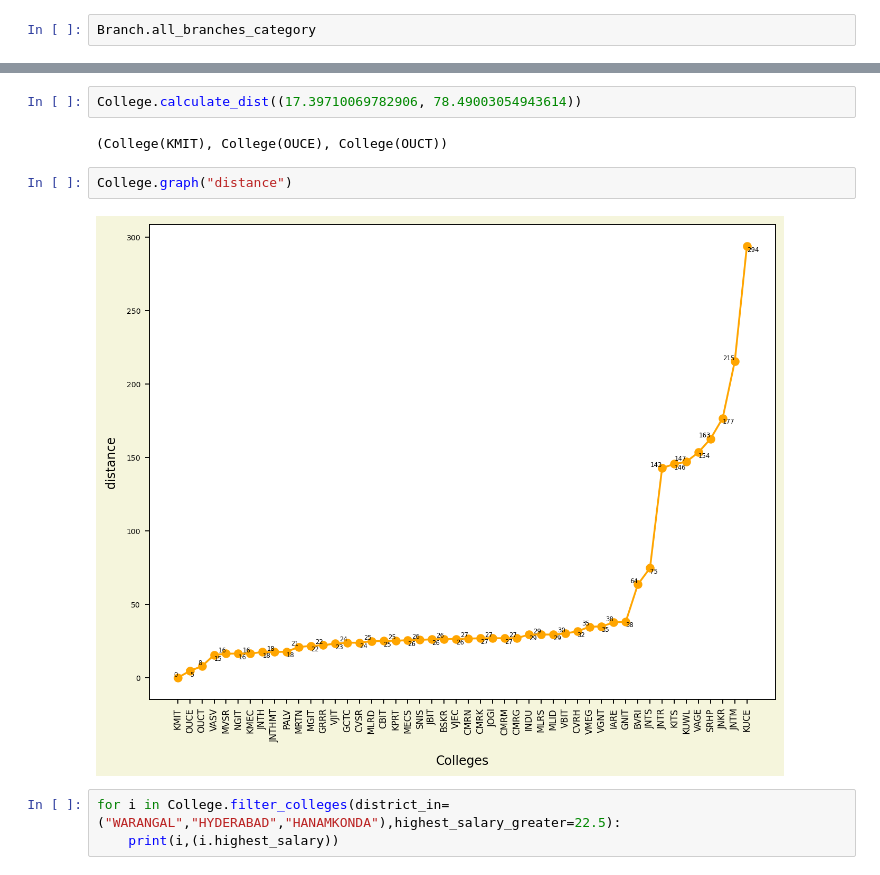
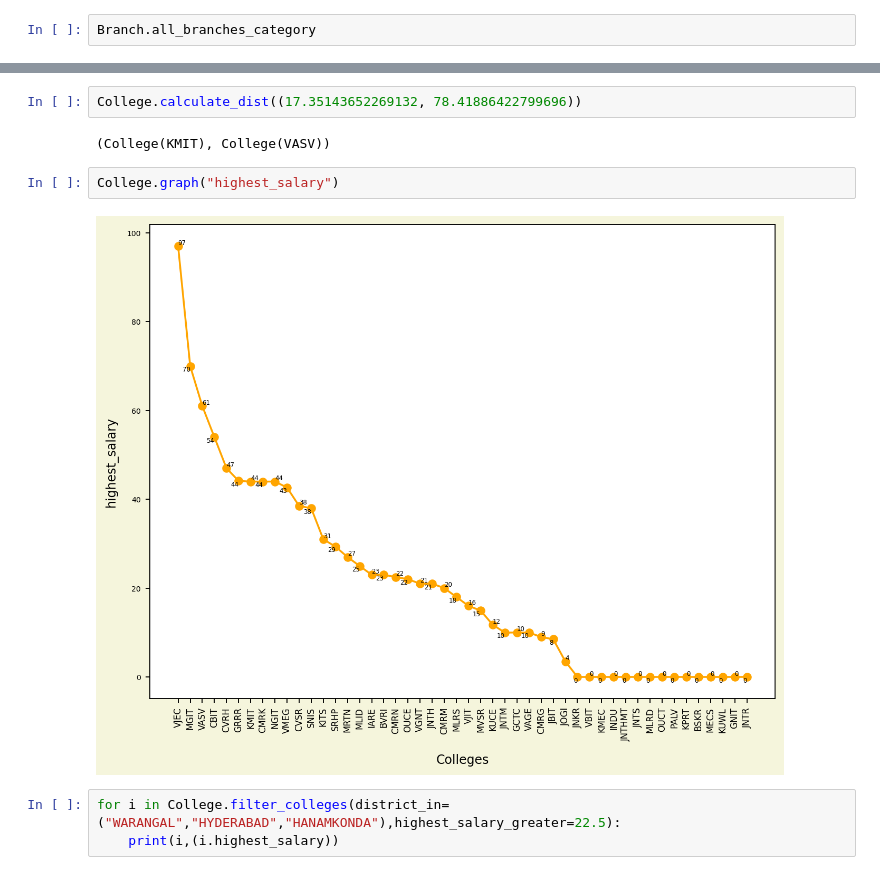
Before and after one commit to Arshad-Ali-1a/python_project-dataset, a Jupyter notebook: test.ipynb, the cells around one changed output, grey strips where cells are left out. Saved outputs shown, nothing was run; the diff lists cells and outputs as text.

```diff
--- a/test.ipynb
+++ b/test.ipynb
@@ -163,11 +204,11 @@ for college in College.instances.values():
 # %%
-College.calculate_dist((17.39710069782906, 78.49003054943614))
+College.calculate_dist((17.35143652269132, 78.41886422799696))
 # %% [output]
-(College(KMIT), College(OUCE), College(OUCT))
+(College(KMIT), College(VASV))
 # %%
-College.graph("distance")
+College.graph("highest_salary")
 # %% [output]
-[figure, old version]
+[figure, new version]
 # %%
 for i in College.filter_colleges(district_in=("WARANGAL","HYDERABAD","HANAMKONDA"),highest_salary_greater=22.5):
     print(i,(i.highest_salary))
```
Also changed, not shown: parts of 5 cells of this notebook, 2 other files.
